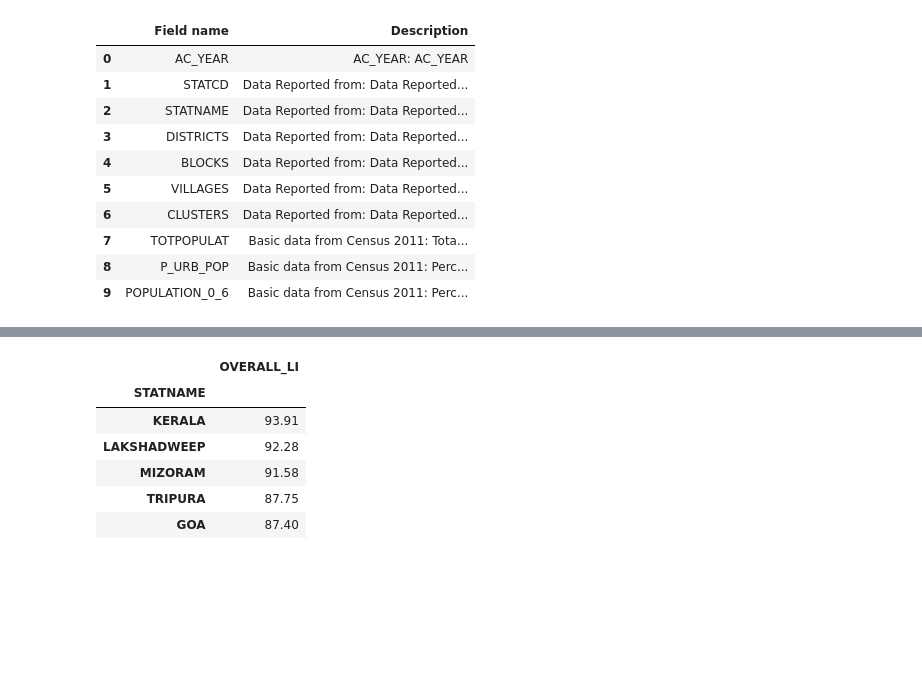
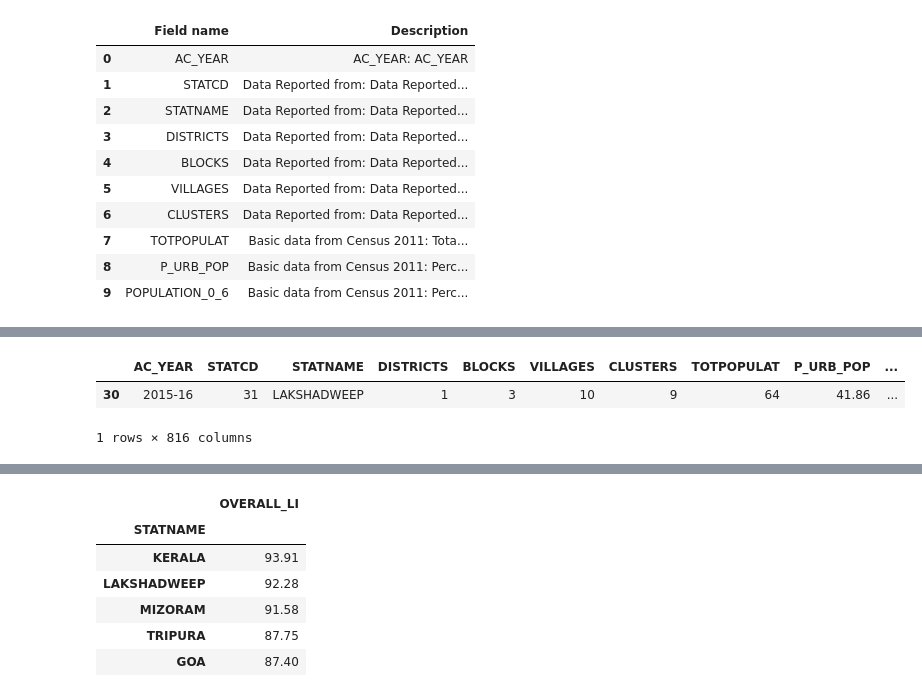
Before and after one commit to rishabh-runwal/education-india, a Jupyter notebook: Education-India.ipynb, the cells around one changed output, grey strips where cells are left out. Drawn from its saved outputs; the diff is of its cells as text; code cells hidden in the pictures; blank space fills up the shorter version.

```diff
--- a/Education-India.ipynb
+++ b/Education-India.ipynb
@@ -70,0 +107,6 @@ Name: MALE_LIT, dtype: float64
+# %%
+se[se['AREA_SQKM'] == 32]
+# %% [output]
+|  | AC_YEAR | STATCD | STATNAME | DISTRICTS | BLOCKS | VILLAGES | CLUSTERS | TOTPOPULAT | P_URB_POP | ... |
+| 30 | 2015-16 | 31 | LAKSHADWEEP | 1 | 3 | 10 | 9 | 64 | 41.86 | ... |
+1 rows × 816 columns
```
Also changed, not shown: parts of 22 cells of this notebook.
